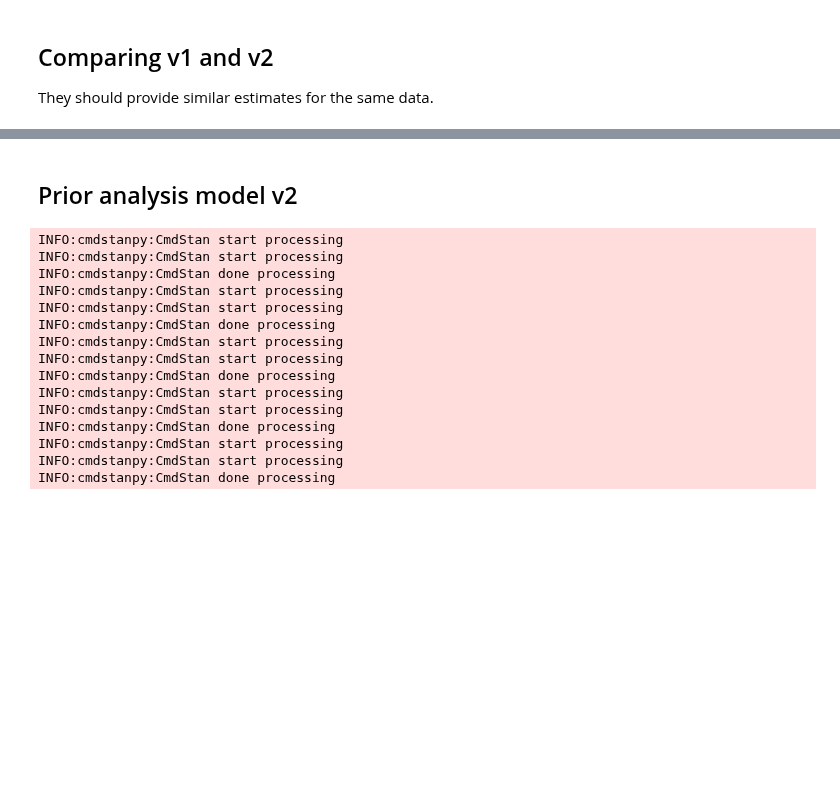
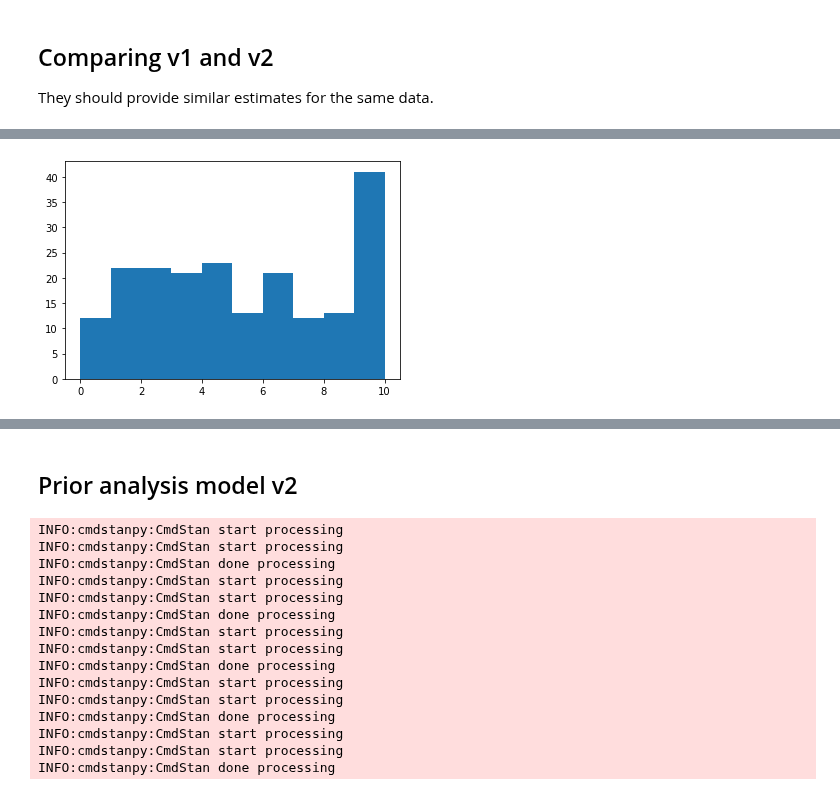
Before and after one commit to lucasmoschen/bivariate-beta, a Jupyter notebook: notebooks/bayesian_estimation_biv_beta.ipynb, the cells around one changed output, grey strips where cells are left out. Saved outputs shown, nothing was run; the diff lists cells and outputs as text; code cells hidden in the pictures; blank space fills up the shorter version.

```diff
--- a/notebooks/bayesian_estimation_biv_beta.ipynb
+++ b/notebooks/bayesian_estimation_biv_beta.ipynb
@@ -210,0 +218,34 @@ diff
+# %%
+a, b = 2, 0.1
+
+# Gamma hyperparameters
+a = a*np.ones(4)
+b = b*np.ones(4)
+
+# bojum prior
+m = -0.9
+r = b
+
+# uniform-exponential prior
+p = 0.5*np.ones(4)
+lambd = np.ones(4)
+c = 100*np.ones(4)
+
+n = 50
+
+data = {'n': n,
+        'prior_alpha': 1, 'a': a, 'b': b, 'm': m, 'r': r, 'p': p, 'lambda': lambd, 'c': c,
+        'tolerance': 1e-8}
+
+R = 10
+# %%
+rho_values = []
+for i in range(200):
+    true_alpha = np.random.gamma(shape=a, scale=1/b, size=4)
+    U = np.random.dirichlet(true_alpha, size=(n,))
+    XY = np.column_stack([U[:,0] + U[:,1], U[:,0] + U[:,2]])
+    data['xy'] = XY
+    model_fit = model_v3.sample(data=data, iter_warmup=1000, show_progress=False, show_console=False, iter_sampling=1000, chains=1)
+    alpha1 = np.random.choice(model_fit.stan_variables()['alpha'][:,0], size=R, replace=False)
+    rho = np.sum(alpha1 > true_alpha[0])
+    rho_values.append(rho)
@@ -210,0 +270,5 @@ diff
+# %%
+plt.hist(rho_values)
+plt.show()
+# %% [output]
+[figure, added]
```
Also changed, not shown: parts of 13 cells of this notebook.
